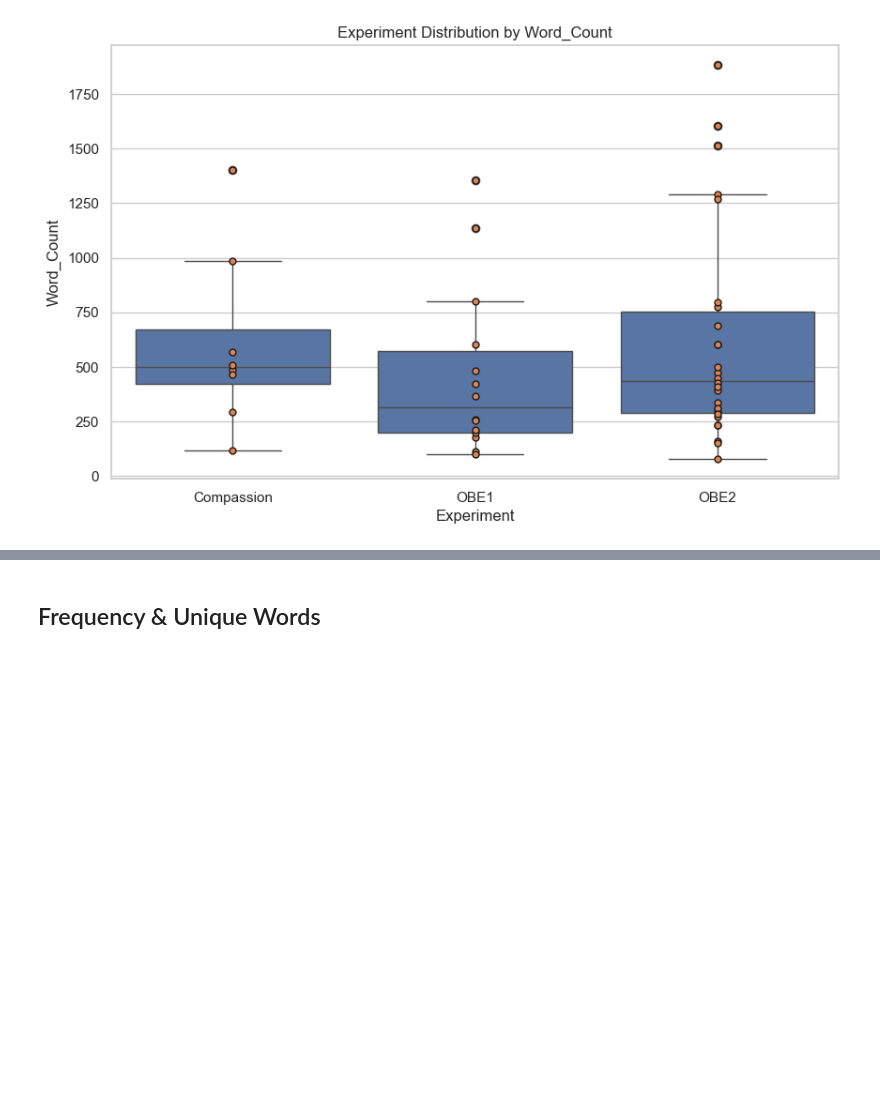
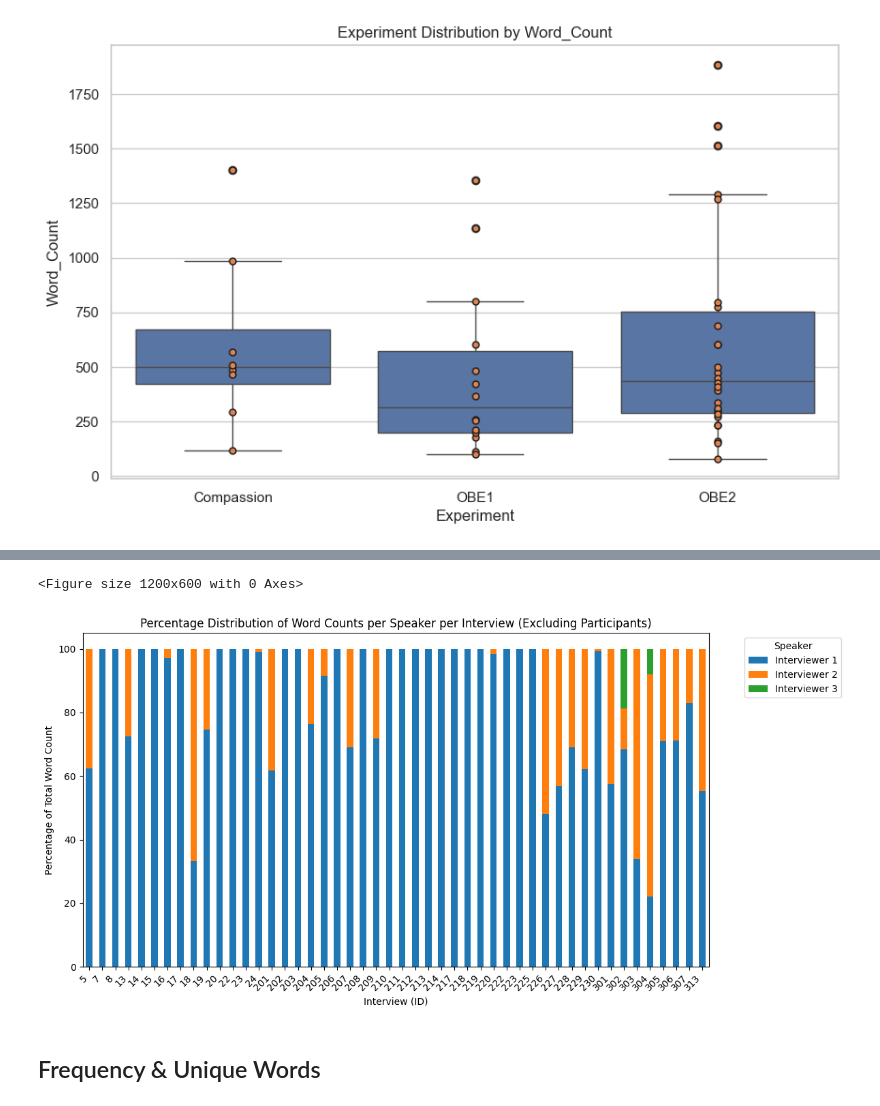
Before and after one commit to AfroDeivid/automatic-interviews-processing, a Jupyter notebook: src/analysis.ipynb, the cells around one changed output, grey strips where cells are left out. Drawn from its saved outputs; the diff is of its cells as text; code cells hidden in the pictures; blank space fills up the shorter version.

```diff
--- a/src/analysis.ipynb
+++ b/src/analysis.ipynb
@@ -57,3 +78,32 @@ stripplot_with_counts(aggregate_counts(df_all, ['Experiment', "Id", 'Speaker']),
+# %%
+# Calculate percentage of total word counts for each speaker per ID (excluding participants)
+word_count_summary = df_all.groupby(['Id', 'Speaker_original'])['Word_Count'].sum().reset_index()
+word_count_summary = word_count_summary[word_count_summary["Speaker_original"] != "Participant"]
+
+# Calculate the total word count per ID for normalization
+total_word_counts = word_count_summary.groupby('Id')['Word_Count'].sum().reset_index()
+total_word_counts.rename(columns={'Word_Count': 'Total Word Count'}, inplace=True)
+
+# Merge back to compute percentages
+word_count_summary = word_count_summary.merge(total_word_counts, on='Id')
+word_count_summary['Percentage'] = (word_count_summary['Word_Count'] / word_count_summary['Total Word Count']) * 100
+
+# Create a pivot table for better visualization
+percentage_pivot = word_count_summary.pivot(index='Id', columns='Speaker_original', values='Percentage').fillna(0)
+
+# Plotting the percentage distribution of word counts
+plt.figure(figsize=(12, 6))
+percentage_pivot.plot(kind='bar', stacked=True, figsize=(12, 6))
+plt.title("Percentage Distribution of Word Counts per Speaker per Interview (Excluding Participants)")
+plt.xlabel("Interview (ID)")
+plt.ylabel("Percentage of Total Word Count")
+plt.xticks(rotation=45, ha='right')
+plt.legend(title="Speaker", bbox_to_anchor=(1.05, 1), loc='upper left')
+plt.tight_layout()
+plt.show()
+# %% [output]
+<Figure size 1200x600 with 0 Axes>
+[figure, added]
 # %% [markdown]
 ## Frequency & Unique Words
 # %%
```
Also changed, not shown: parts of 9 cells of this notebook, 13 other files.
